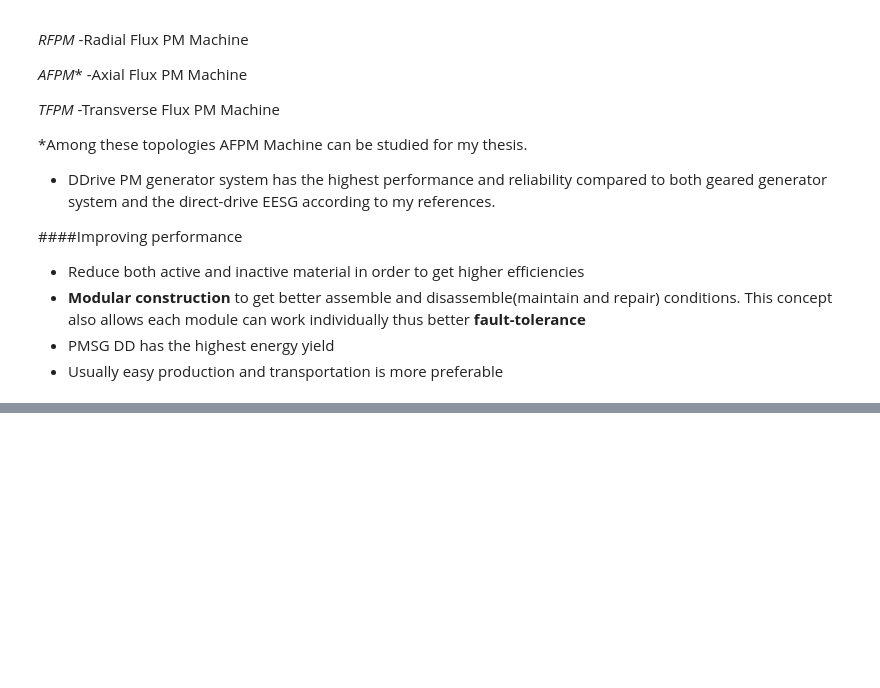
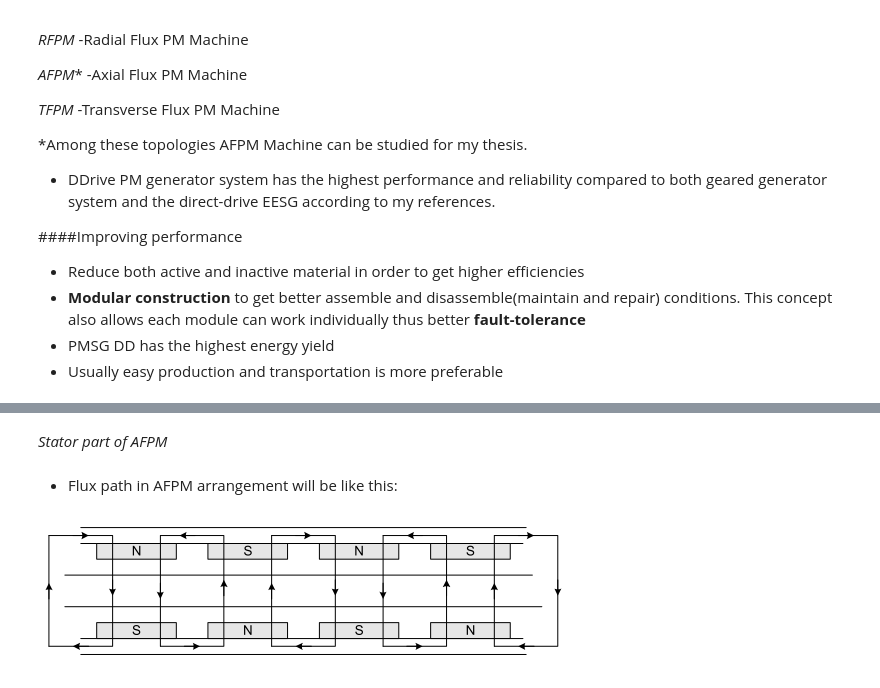
Before and after one commit to aydinbaskaya/MS_Thesis, a Jupyter notebook: Modular Generators/Documents/Direct-drive wind turbines .ipynb, the cells around one changed output, grey strips where cells are left out. Saved outputs shown, nothing was run; the diff lists cells and outputs as text; code cells hidden in the pictures; blank space fills up the shorter version.

```diff
--- a/Modular Generators/Documents/Direct-drive wind turbines .ipynb
+++ b/Modular Generators/Documents/Direct-drive wind turbines .ipynb
@@ -59,0 +98,9 @@ Image(filename='ddrive2.png')
+# %% [markdown]
+   *Stator part of AFPM*
+# %% [markdown]
+* Flux path in AFPM arrangement will be like this:
+# %%
+from IPython.display import Image
+Image(filename='axial4.png')
+# %% [output]
+[figure, added]
```
Also changed, not shown: parts of 8 cells of this notebook.
